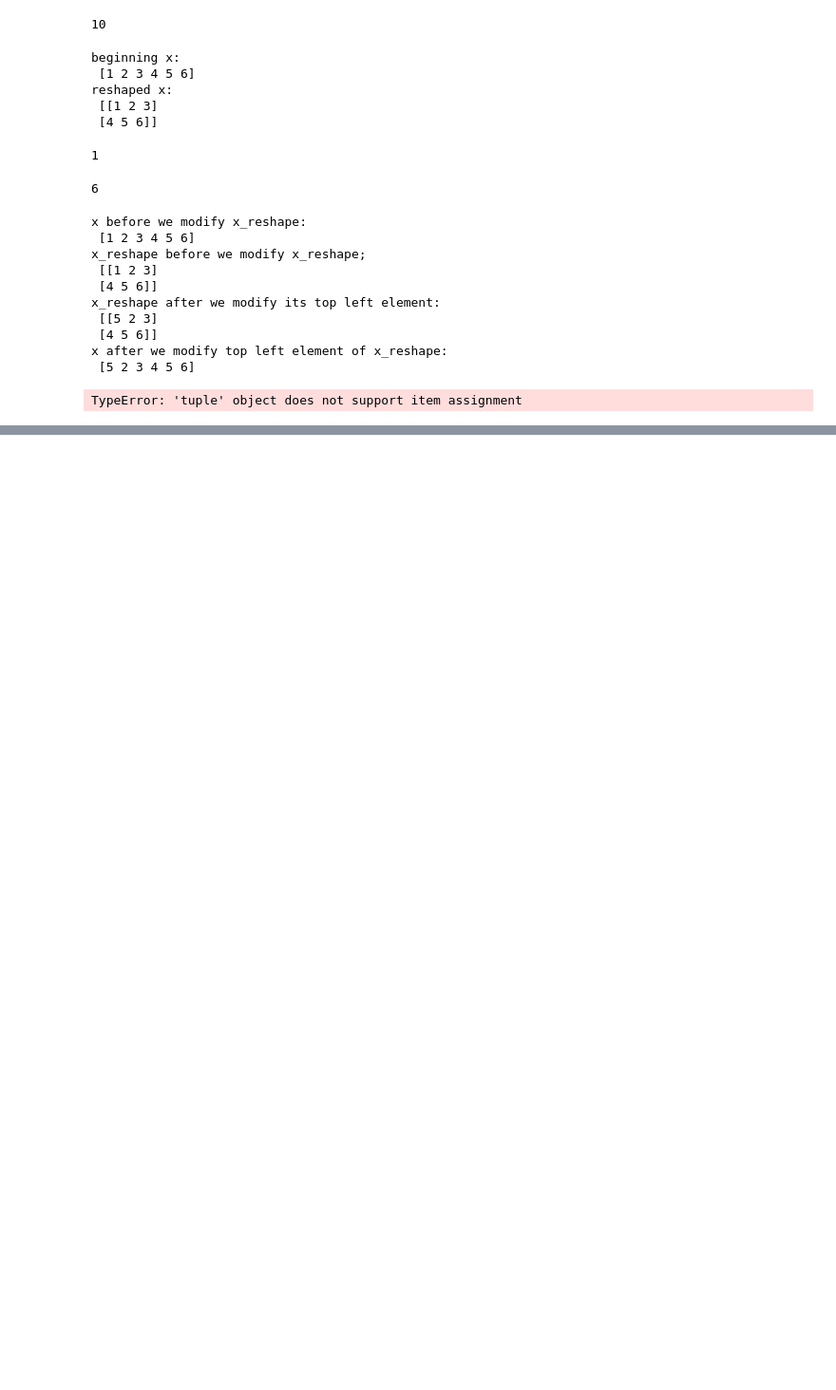
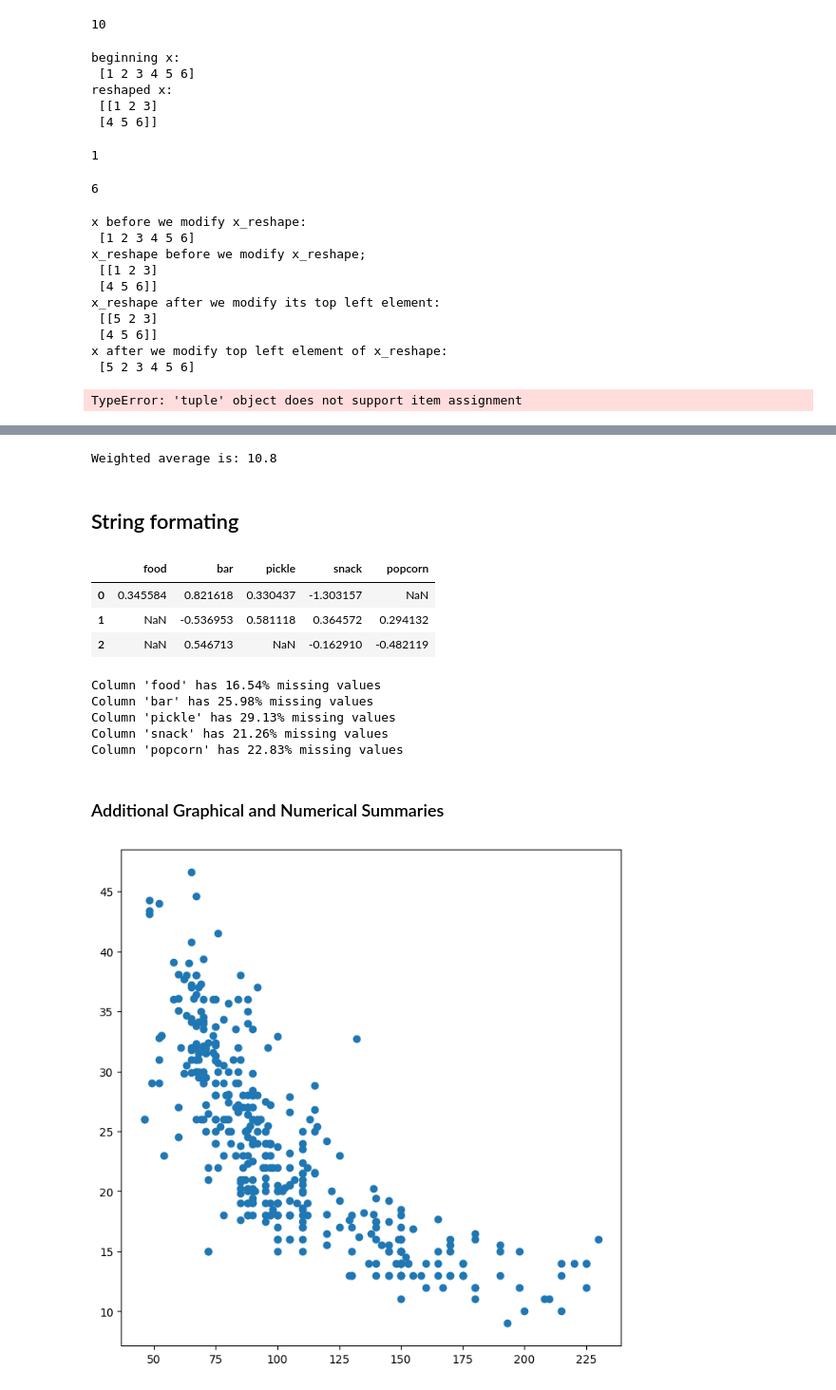
Before and after one commit to MrEcE0046/AI-ML-Grundkunskaper, a Jupyter notebook: Statistiska_Metoder/Exercise/EX00.ipynb, the cells around one changed output, grey strips where cells are left out. Shown: that part at 95% size. Drawn from its saved outputs; the diff is of its cells as text; code cells hidden in the pictures; blank space fills up the shorter version.

```diff
--- a/Statistiska_Metoder/Exercise/EX00.ipynb
+++ b/Statistiska_Metoder/Exercise/EX00.ipynb
@@ -358,0 +267,3 @@ array([ 0,  1,  2,  3,  4,  5,  6,  7,  8,  9, 10])
+# %%
+Auto = pd.read_csv("Auto.data", na_values=["?"], delim_whitespace=True)
+Auto["horsepower"].sum()
@@ -358,0 +275,3 @@ array([ 0,  1,  2,  3,  4,  5,  6,  7,  8,  9, 10])
+# %%
+Auto_new = Auto.dropna()
+Auto_new.shape
@@ -358,0 +280,3 @@ array([ 0,  1,  2,  3,  4,  5,  6,  7,  8,  9, 10])
+# %%
+Auto = Auto_new
+Auto.columns
@@ -358,0 +292,3 @@ array([ 0,  1,  2,  3,  4,  5,  6,  7,  8,  9, 10])
+# %%
+Auto_re = Auto.set_index("name")
+Auto_re
@@ -358,0 +348,38 @@ array([ 0,  1,  2,  3,  4,  5,  6,  7,  8,  9, 10])
+# %%
+total = 0
+for value, weight in zip([2,3,19], [0.2,0.3,0.5]):
+    total += weight * value
+print("Weighted average is: {0}".format(total))
+# %% [output]
+Weighted average is: 10.8
+# %% [markdown]
+## String formating
+# %%
+rng = np.random.default_rng(1)
+A = rng.standard_normal((127,5))
+M = rng.choice([0,np.nan], p=[0.8,0.2], size=A.shape)
+A += M
+D = pd.DataFrame(A, columns=["food", "bar", "pickle", "snack", "popcorn"])
+D[:3]
+# %% [output]
+|  | food | bar | pickle | snack | popcorn |
+| 0 | 0.345584 | 0.821618 | 0.330437 | -1.303157 | NaN |
+| 1 | NaN | -0.536953 | 0.581118 | 0.364572 | 0.294132 |
+| 2 | NaN | 0.546713 | NaN | -0.162910 | -0.482119 |
+# %%
+for col in D.columns:
+    template = "Column '{0}' has {1:.2%} missing values"
+    print(template.format(col, np.isnan(D[col]).mean()))
+# %% [output]
+Column 'food' has 16.54% missing values
+Column 'bar' has 25.98% missing values
+Column 'pickle' has 29.13% missing values
+Column 'snack' has 21.26% missing values
+Column 'popcorn' has 22.83% missing values
+# %% [markdown]
+### Additional Graphical and Numerical Summaries
+# %%
+fig, ax = subplots(figsize=(8,8))
+ax.plot(Auto["horsepower"], Auto["mpg"], "o");
+# %% [output]
+[figure, added]
```
Also changed, not shown: parts of 103 cells of this notebook, 5 other files.
